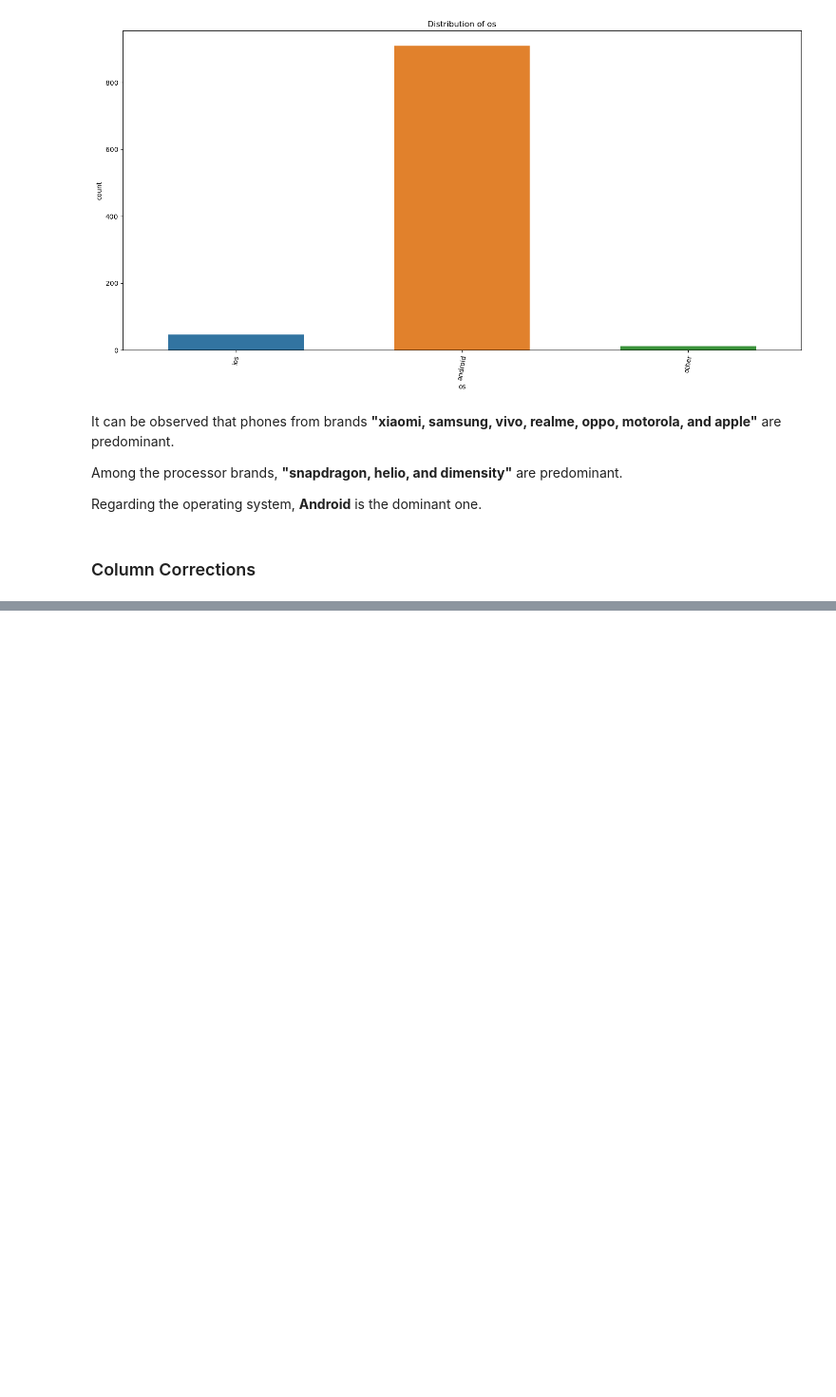
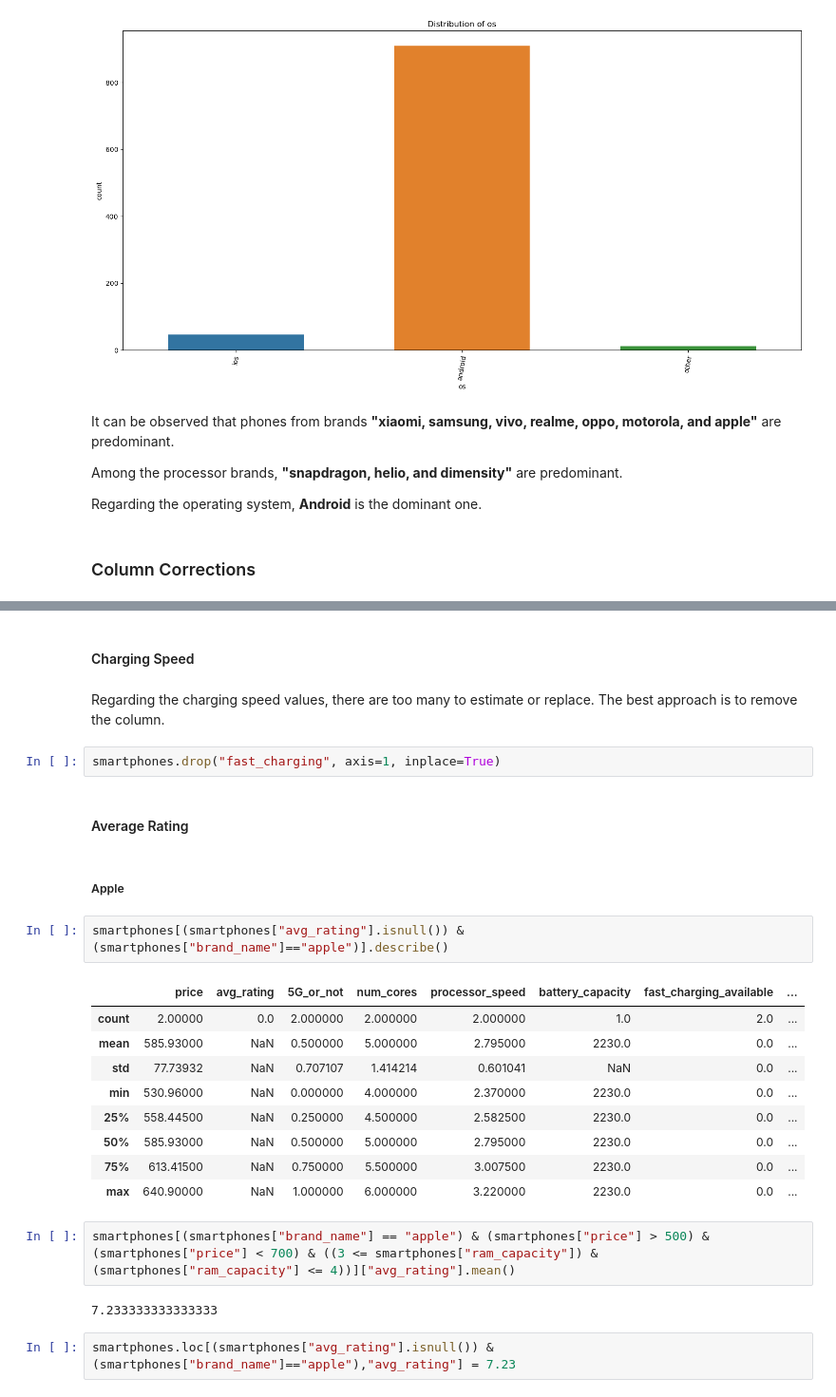
Before and after one commit to nicosurgen/FirstProyect, a Jupyter notebook: Data cleaning.ipynb, the cells around one changed output, grey strips where cells are left out. Shown at 95% size. Saved outputs shown, nothing was run; the diff lists cells and outputs as text; blank space fills up the shorter version.

```diff
--- a/Data cleaning.ipynb
+++ b/Data cleaning.ipynb
@@ -367,0 +435,28 @@ def replace_cat(data, cat, old, new):
+# %% [markdown]
+#### Charging Speed
+# %% [markdown]
+Regarding the charging speed values, there are too many to estimate or replace. The best approach is to remove the column.
+# %%
+smartphones.drop("fast_charging", axis=1, inplace=True)
+# %% [markdown]
+#### Average Rating
+# %% [markdown]
+##### Apple
+# %%
+smartphones[(smartphones["avg_rating"].isnull()) & (smartphones["brand_name"]=="apple")].describe()
+# %% [output]
+|  | price | avg_rating | 5G_or_not | num_cores | processor_speed | battery_capacity | fast_charging_available | ... |
+| count | 2.00000 | 0.0 | 2.000000 | 2.000000 | 2.000000 | 1.0 | 2.0 | ... |
+| mean | 585.93000 | NaN | 0.500000 | 5.000000 | 2.795000 | 2230.0 | 0.0 | ... |
+| std | 77.73932 | NaN | 0.707107 | 1.414214 | 0.601041 | NaN | 0.0 | ... |
+| min | 530.96000 | NaN | 0.000000 | 4.000000 | 2.370000 | 2230.0 | 0.0 | ... |
+| 25% | 558.44500 | NaN | 0.250000 | 4.500000 | 2.582500 | 2230.0 | 0.0 | ... |
+| 50% | 585.93000 | NaN | 0.500000 | 5.000000 | 2.795000 | 2230.0 | 0.0 | ... |
+| 75% | 613.41500 | NaN | 0.750000 | 5.500000 | 3.007500 | 2230.0 | 0.0 | ... |
+| max | 640.90000 | NaN | 1.000000 | 6.000000 | 3.220000 | 2230.0 | 0.0 | ... |
+# %%
+smartphones[(smartphones["brand_name"] == "apple") & (smartphones["price"] > 500) & (smartphones["price"] < 700) & ((3 <= smartphones["ram_capacity"]) & (smartphones["ram_capacity"] <= 4))]["avg_rating"].mean()
+# %% [output]
+7.233333333333333
+# %%
+smartphones.loc[(smartphones["avg_rating"].isnull()) & (smartphones["brand_name"]=="apple"),"avg_rating"] = 7.23
```
Also changed, not shown: parts of 52 cells of this notebook.
